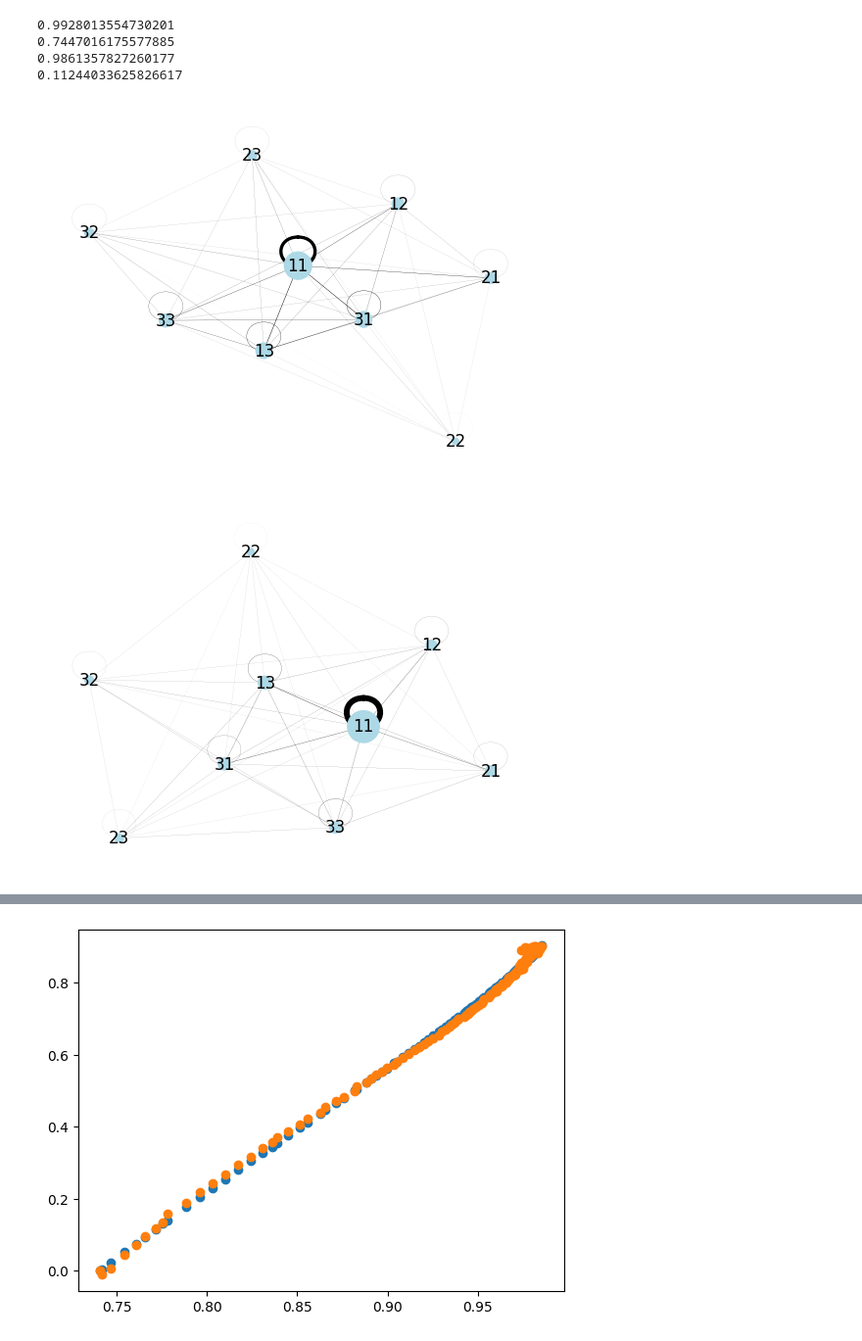
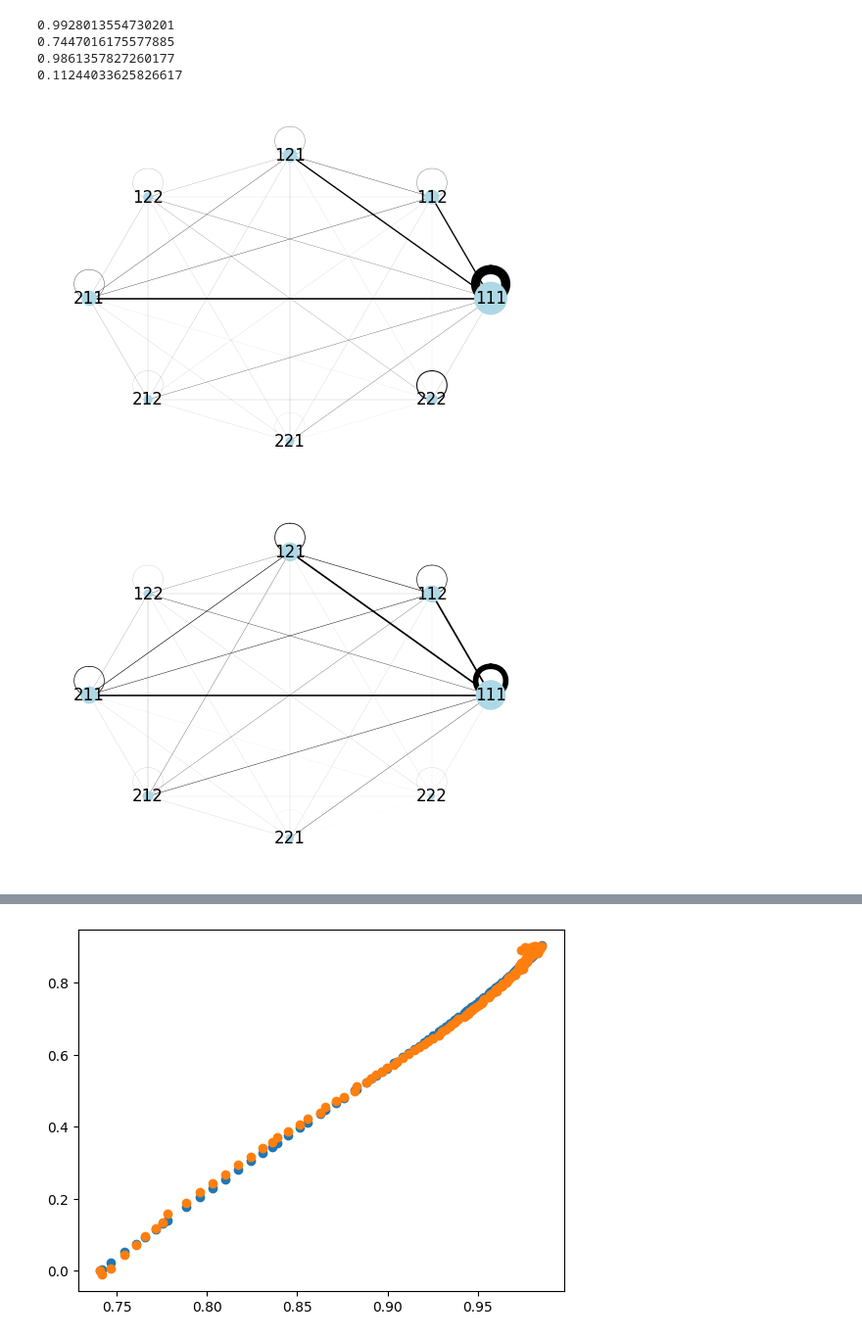
Before and after one commit to UNC-Knight-Lab/prism, a Jupyter notebook: main_nb.ipynb, the cells around one changed output, grey strips where cells are left out. Shown at 98% size. Saved outputs shown, nothing was run; the diff lists cells and outputs as text; code cells hidden in the pictures.

```diff
--- a/main_nb.ipynb
+++ b/main_nb.ipynb
@@ -146,17 +180,17 @@ e.global_difference()
 # %%
 import analysis_functions.kmer_representation
 import importlib
 importlib.reload(analysis_functions.kmer_representation)
 from analysis_functions.kmer_representation import ConstructGraph
 
-e = ConstructGraph(g1, 3)
-e.get_graph(segment_size=2)
+e = ConstructGraph(g1, 2)
+e.get_graph(segment_size=3)
 
-e = ConstructGraph(g2, 3)
-e.get_graph(segment_size=2)
+e = ConstructGraph(g2, 2)
+e.get_graph(segment_size=3)
 # %% [output]
-[figure, old version]
+[figure, new version]
-[figure, old version]
+[figure, new version]
 # %%
 import analysis_functions.sequence_statistics
 import importlib
```
Also changed, not shown: parts of 3 cells of this notebook, 5 other files.
